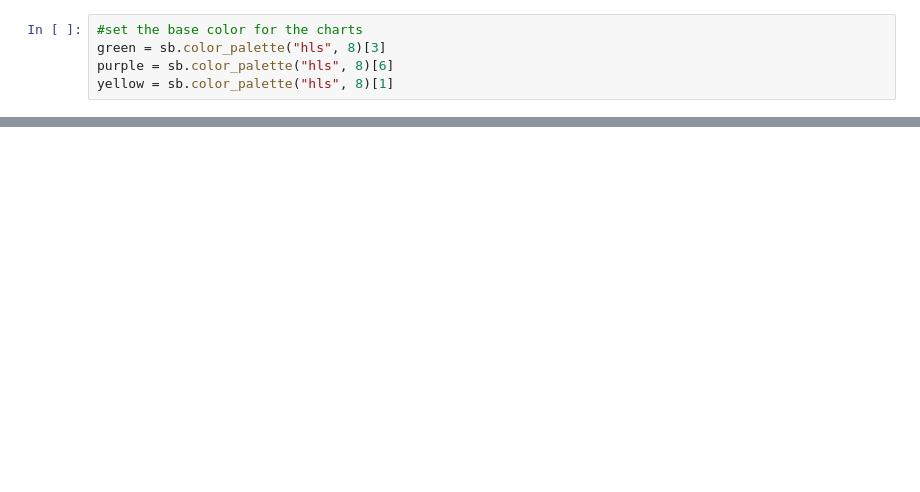
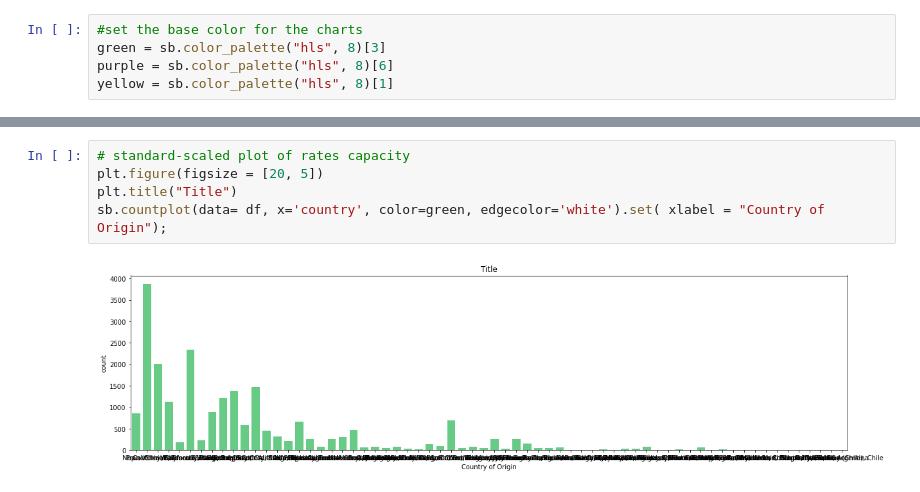
Before and after one commit to cbroomhead/webscraping_wine_project, a Jupyter notebook: wine_scraped_analyse.ipynb, the cells around one changed output, grey strips where cells are left out. Drawn from its saved outputs; the diff is of its cells as text; blank space fills up the shorter version.

```diff
--- a/wine_scraped_analyse.ipynb
+++ b/wine_scraped_analyse.ipynb
@@ -33,0 +96,7 @@ sb.countplot(data= df, x='price', color=green, edgecolor='white').set( xlabel =
+# %%
+# standard-scaled plot of rates capacity
+plt.figure(figsize = [20, 5])
+plt.title("Title")
+sb.countplot(data= df, x='country', color=green, edgecolor='white').set( xlabel = "Country of Origin");
+# %% [output]
+[figure, added]
```
Also changed, not shown: parts of 10 cells of this notebook, 1 other file.
